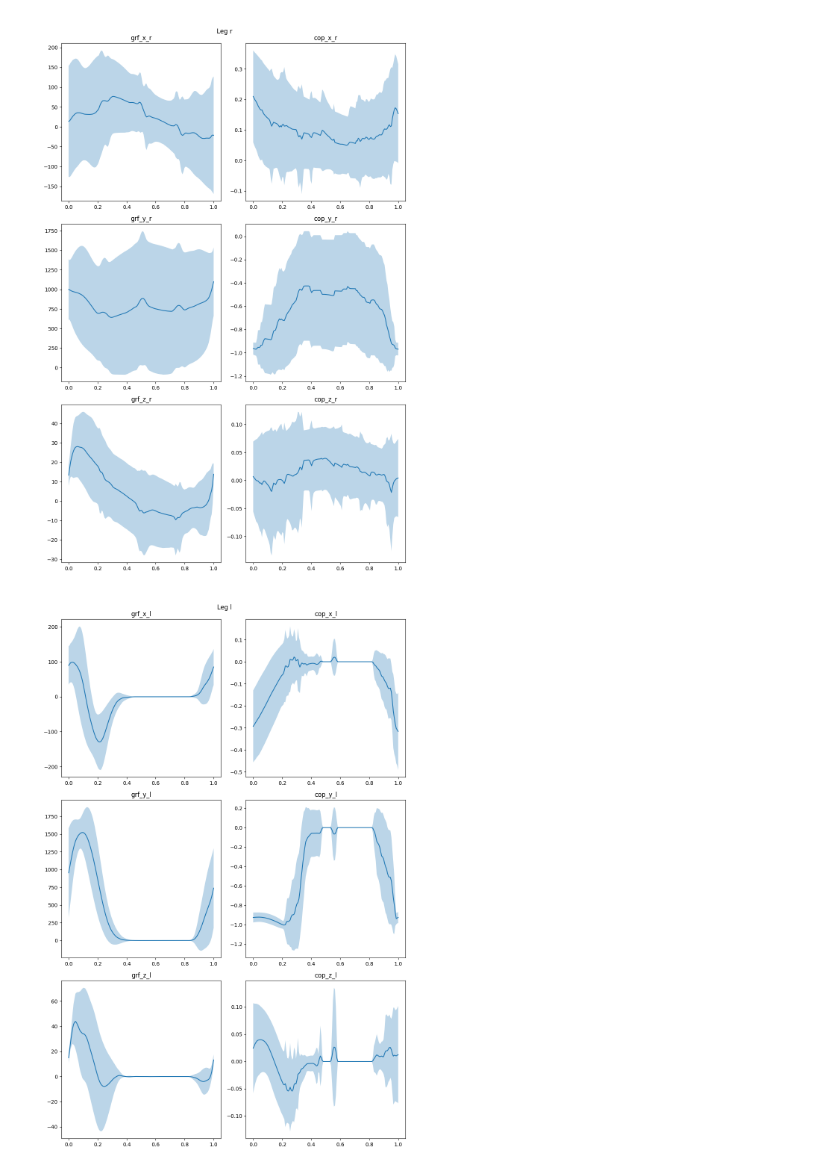
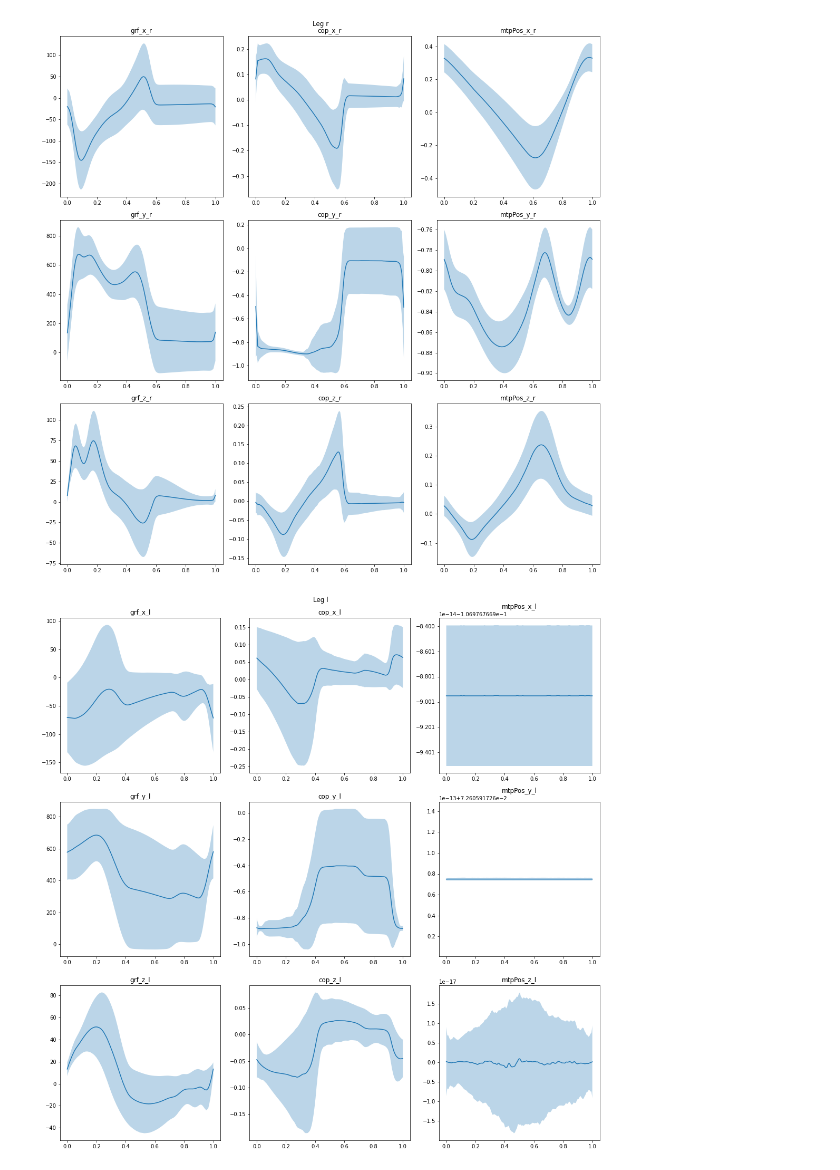
Before and after one commit to jmontp/LocoHub, a Jupyter notebook: AddBiomechanics/verify_addbiomechanics.ipynb, the cells around one changed output. Saved outputs shown, nothing was run; the diff lists cells and outputs as text; code cells hidden in the pictures.

```diff
--- a/AddBiomechanics/verify_addbiomechanics.ipynb
+++ b/AddBiomechanics/verify_addbiomechanics.ipynb
@@ -321,0 +350,4 @@ def plot_features(data, features, axis):
+# %%
+filtered_df = data[(data['task_info'] == 'T048') ]
+
+filtered_df['walking_speed'].unique()
@@ -322,10 +360,10 @@ def plot_features(data, features, axis):
 # %%
-features = ['grf', 'cop']
+features = ['grf', 'cop','mtpPos']
 axis = ['x', 'y', 'z']
-plot_features(data, features, axis)
+plot_features(filtered_df, features, axis)
 # %% [output]
-[figure, old version]
+[figure, new version]
-[figure, old version]
+[figure, new version]
 # %%
 features = ['knee_angle', 'ankle_angle', 'hip_angle']
 axis = ['s']
```
Also changed, not shown: parts of 10 cells of this notebook, 5 other files.
